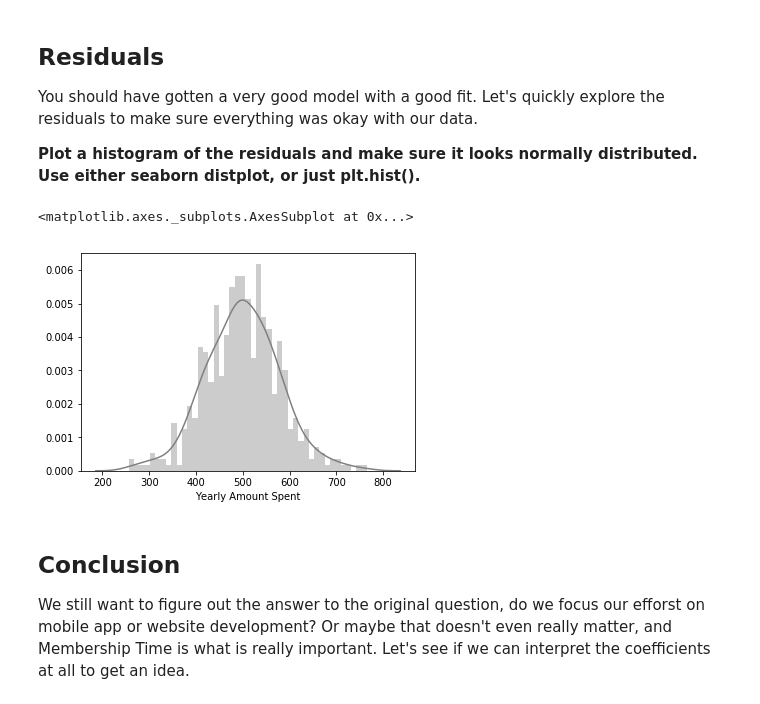
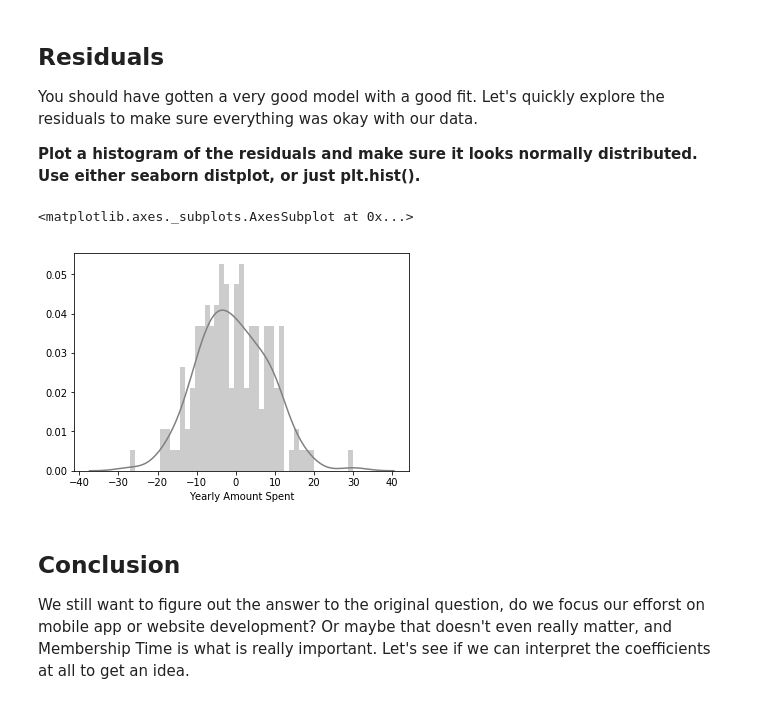
Before and after one commit to Sliwson/Python-Data-Science-and-Machine-Learning-Bootcamp, a Jupyter notebook: Linear Regression Exercise.ipynb, the cells around one changed output. Cells and saved outputs as stored; diff of their text form; code cells hidden in the pictures.

```diff
--- a/Linear Regression Exercise.ipynb
+++ b/Linear Regression Exercise.ipynb
@@ -215,10 +215,10 @@ You should have gotten a very good model with a good fit. Let's quickly explore
 
 **Plot a histogram of the residuals and make sure it looks normally distributed. Use either seaborn distplot, or just plt.hist().**
 # %%
-sns.distplot(Y, bins=45,color='gray')
+sns.distplot(y_test-predictions, bins=45,color='gray')
 # %% [output]
 <matplotlib.axes._subplots.AxesSubplot at 0x...>
-[figure, old version]
+[figure, new version]
 # %% [markdown]
 ## Conclusion
 We still want to figure out the answer to the original question, do we focus our efforst on mobile app or website development? Or maybe that doesn't even really matter, and Membership Time is what is really important.  Let's see if we can interpret the coefficients at all to get an idea.
```
Also changed, not shown: parts of 4 cells of this notebook.
